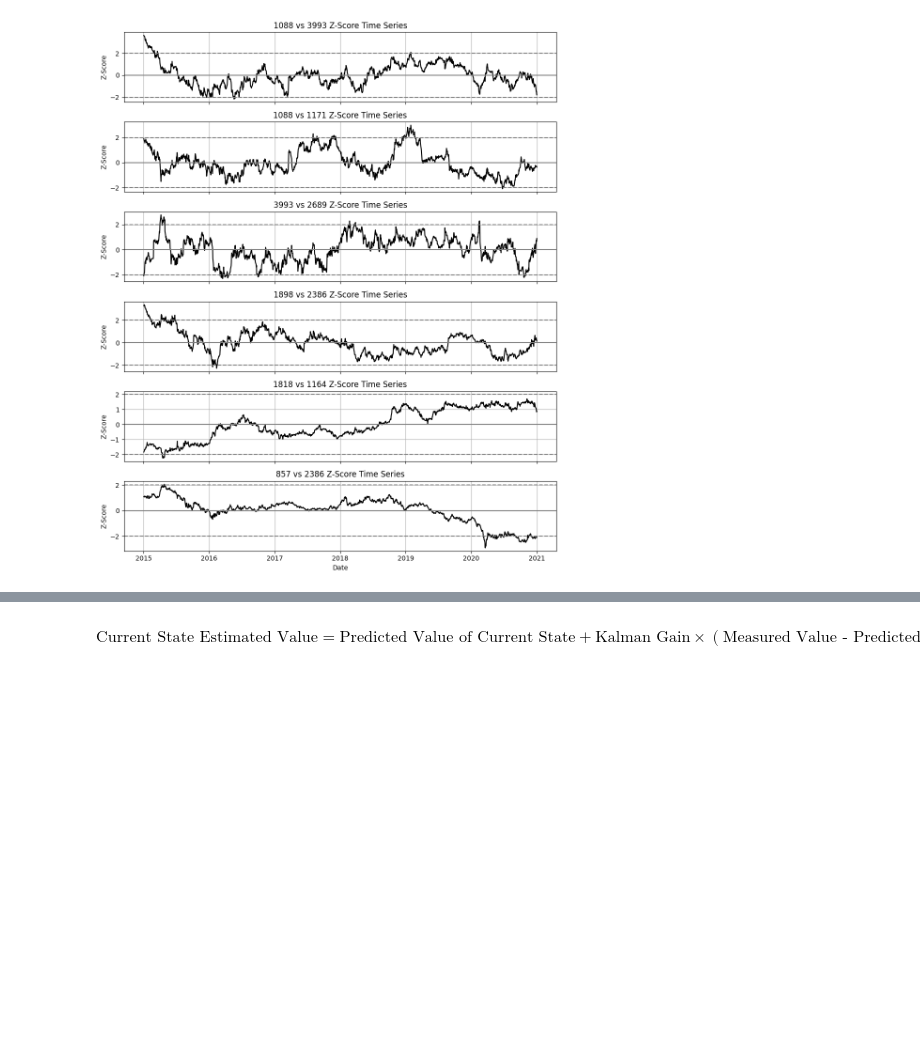
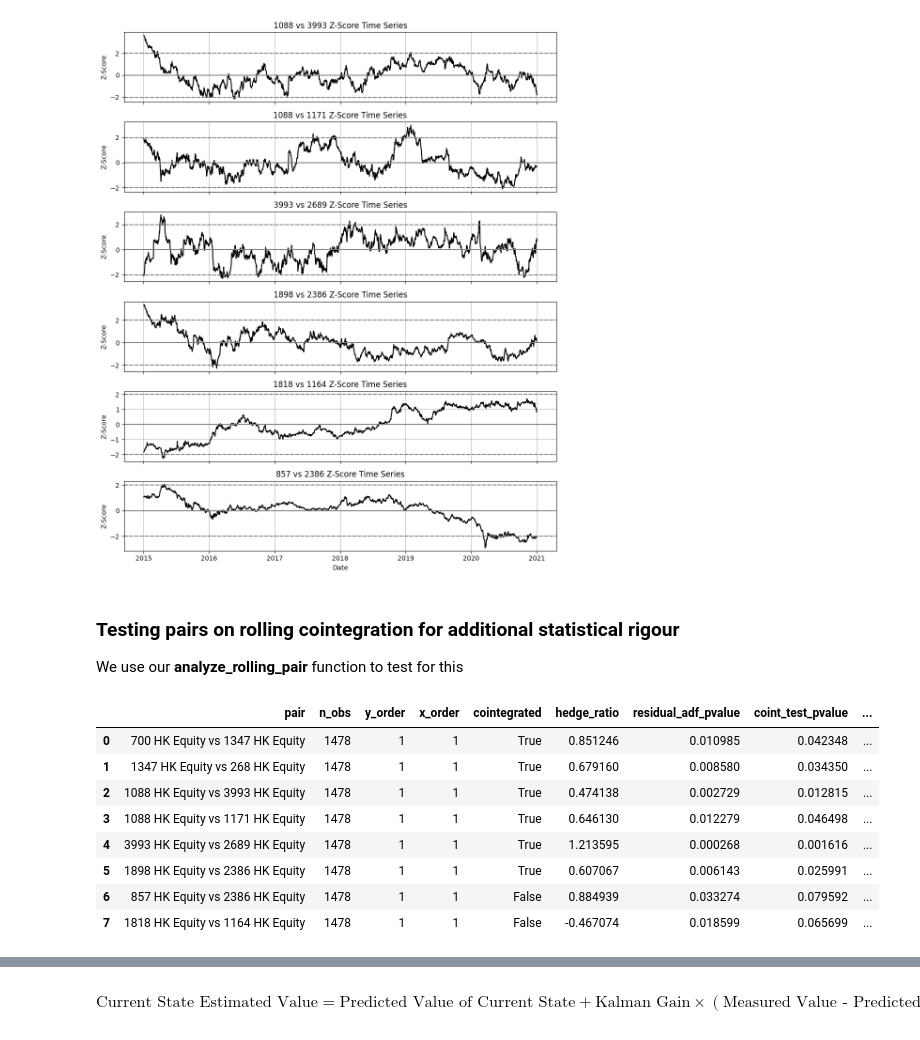
Before and after one commit to hivan04/applied-project-06039211, a Jupyter notebook: scripts/main.ipynb, the cells around one changed output, grey strips where cells are left out. Saved outputs shown, nothing was run; the diff lists cells and outputs as text; code cells hidden in the pictures; blank space fills up the shorter version.

```diff
--- a/scripts/main.ipynb
+++ b/scripts/main.ipynb
@@ -688,3 +691,48 @@ z_dict_c = {
 plot_multiple_zscores(z_dict_c)
 # %% [output]
 [figure]
+# %% [markdown]
+### Testing pairs on rolling cointegration for additional statistical rigour
+
+We use our **analyze_rolling_pair** function to test for this
+# %%
+# Create dictionary for y_series and x_series [using the pairs that we identified from above]
+
+pairs_rolling = [
+    {"y": "700 HK Equity", "x": "1347 HK Equity", "df": df1_is},
+    {"y": "1347 HK Equity", "x": "268 HK Equity", "df": df1_is},
+    {"y": "1088 HK Equity", "x": "3993 HK Equity", "df": df2_is},
+    {"y": "1088 HK Equity", "x": "1171 HK Equity", "df": df2_is},
+    {"y": "3993 HK Equity", "x": "2689 HK Equity", "df": df2_is},
+    {"y": "1898 HK Equity", "x": "2386 HK Equity", "df": df2_is},
+    {"y": "857 HK Equity", "x": "2386 HK Equity", "df": df2_is},
+    {"y": "1818 HK Equity", "x": "1164 HK Equity", "df": df2_is},
+]
+# %%
+# Run the rolling cointegration test
+results_rolling = []
+
+for pair in pairs_rolling:
+    y_series = pair["df"][pair["y"]]
+    x_series = pair["df"][pair["x"]]
+
+    result = analyze_rolling_pair(
+        y_series,
+        x_series,
+        pair_name=f"{pair['y']} vs {pair['x']}"
+    )
+
+    results_rolling.append(result)
+# %%
+rolling_res = summarize_results_list(results_rolling)
+rolling_res.head(10)
+# %% [output]
+|  | pair | n_obs | y_order | x_order | cointegrated | hedge_ratio | residual_adf_pvalue | coint_test_pvalue | ... |
+| 0 | 700 HK Equity vs 1347 HK Equity | 1478 | 1 | 1 | True | 0.851246 | 0.010985 | 0.042348 | ... |
+| 1 | 1347 HK Equity vs 268 HK Equity | 1478 | 1 | 1 | True | 0.679160 | 0.008580 | 0.034350 | ... |
+| 2 | 1088 HK Equity vs 3993 HK Equity | 1478 | 1 | 1 | True | 0.474138 | 0.002729 | 0.012815 | ... |
+| 3 | 1088 HK Equity vs 1171 HK Equity | 1478 | 1 | 1 | True | 0.646130 | 0.012279 | 0.046498 | ... |
+| 4 | 3993 HK Equity vs 2689 HK Equity | 1478 | 1 | 1 | True | 1.213595 | 0.000268 | 0.001616 | ... |
+| 5 | 1898 HK Equity vs 2386 HK Equity | 1478 | 1 | 1 | True | 0.607067 | 0.006143 | 0.025991 | ... |
+| 6 | 857 HK Equity vs 2386 HK Equity | 1478 | 1 | 1 | False | 0.884939 | 0.033274 | 0.079592 | ... |
+| 7 | 1818 HK Equity vs 1164 HK Equity | 1478 | 1 | 1 | False | -0.467074 | 0.018599 | 0.065699 | ... |
```
Also changed, not shown: parts of 15 cells of this notebook, 4 other files.
